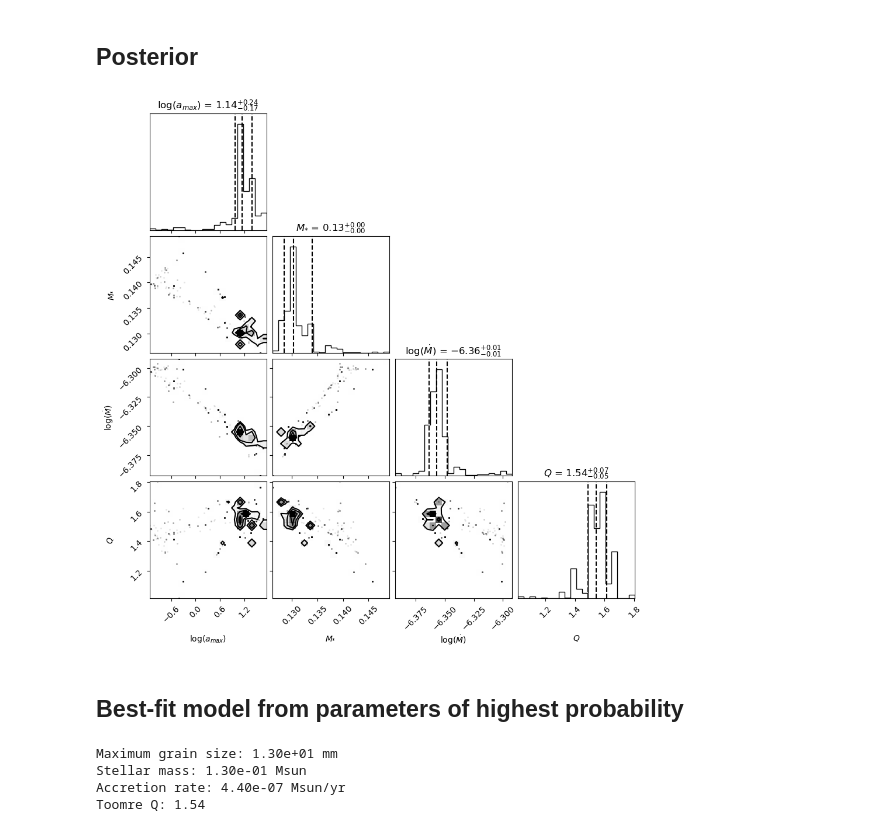
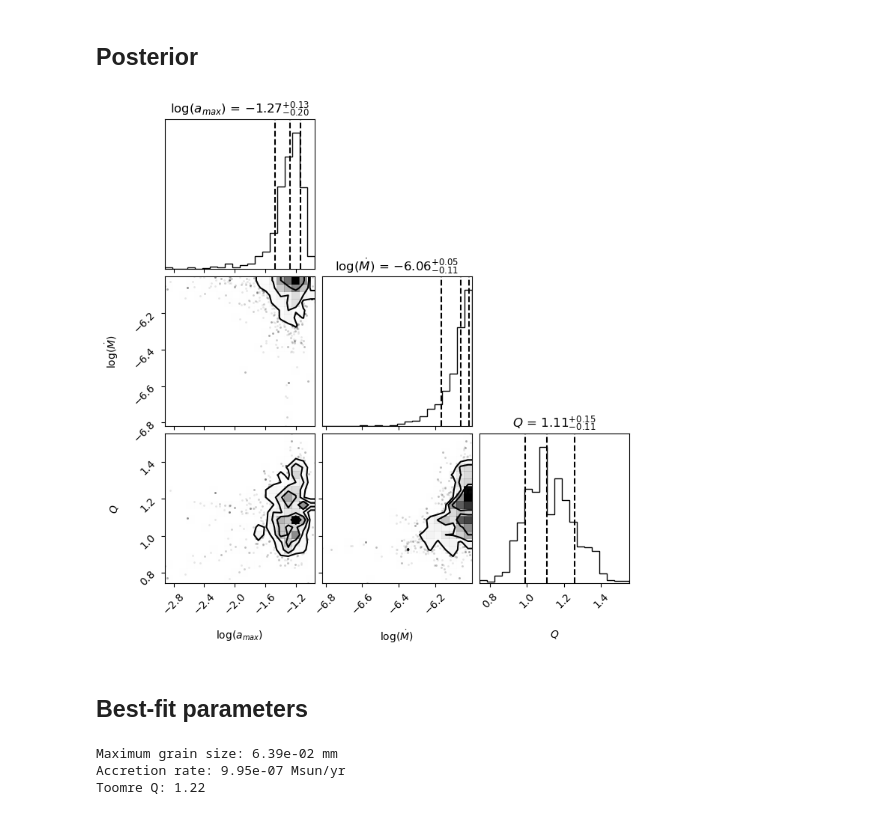
Before and after one commit to hyp0515/Disk_Model_line_rt, a Jupyter notebook: example/continuum_fitting/monitor_result.ipynb, the cells around one changed output. Saved outputs shown, nothing was run; the diff lists cells and outputs as text; code cells hidden in the pictures.

```diff
--- a/example/continuum_fitting/monitor_result.ipynb
+++ b/example/continuum_fitting/monitor_result.ipynb
@@ -30,7 +28,7 @@ reader = emcee.backends.HDFBackend("progress.h5")
 # %% [markdown]
 ## Chain step
 # %%
-label = [r'log($a_{max}$)',r'$M_{*}$', r'log($\dot{M}$)', r"$Q$"]
+label = [r'log($a_{max}$)', r'log($\dot{M}$)', r"$Q$"]
 
 fig, axes = plt.subplots(len(label)+1, figsize=(10, 10), sharex=True)
 samples = reader.get_chain()
@@ -56,24 +51,24 @@ plt.close()
 # %% [markdown]
 ## Posterior
 # %%
-chains = reader.get_chain(discard=0, flat=False)
+chains = reader.get_chain(discard=100, flat=False)
 n_steps, n_walkers, n_params = chains.shape
 
 acceptance_fractions = np.mean(
-    np.diff(reader.get_log_prob(discard=0, flat=False), axis=0) != 0, axis=0
+    np.diff(reader.get_log_prob(discard=100, flat=False), axis=0) != 0, axis=0
 )
 
 # Define a threshold for stuck walkers
 threshold = 0.001
 valid_walkers = np.where(acceptance_fractions > threshold)[0]
 
 # Filter the chains to exclude stuck walkers
 filtered_chains = chains[:, valid_walkers, :]
 
 # Flatten the filtered chains
-flat_samples = filtered_chains.reshape(-1, n_params)[::1]
+flat_samples = filtered_chains.reshape(-1, n_params)[::3]
 fig = corner.corner(
     flat_samples[::], labels=label,
     show_titles=True, plot_datapoints=True, quantiles=[0.16, 0.5, 0.84])
 # %% [output]
-[figure, old version]
+[figure, new version]
@@ -83,15 +75,13 @@ plt.close()
 # %% [markdown]
-## Best-fit model from parameters of highest probability
+## Best-fit parameters
 # %%
-samples = reader.get_chain(discard=0, flat=True)
-theta_max = samples[np.argmax(reader.get_log_prob(flat=True, discard=0))]
+samples = reader.get_chain(discard=100, flat=True)
+theta_max = samples[np.argmax(reader.get_log_prob(flat=True, discard=100))]
 
 print(f"Maximum grain size: {10**theta_max[0]:.2e} mm")
-print(f"Stellar mass: {theta_max[1]:.2e} Msun")
-print(f"Accretion rate: {10**theta_max[2]:.2e} Msun/yr")
-print(f"Toomre Q: {theta_max[3]:.2f}")
+print(f"Accretion rate: {10**theta_max[1]:.2e} Msun/yr")
+print(f"Toomre Q: {theta_max[2]:.2f}")
 # %% [output]
-Maximum grain size: 1.30e+01 mm
-Stellar mass: 1.30e-01 Msun
-Accretion rate: 4.40e-07 Msun/yr
-Toomre Q: 1.54
+Maximum grain size: 6.39e-02 mm
+Accretion rate: 9.95e-07 Msun/yr
+Toomre Q: 1.22
```
Also changed, not shown: parts of 5 cells of this notebook, 7 other files.
